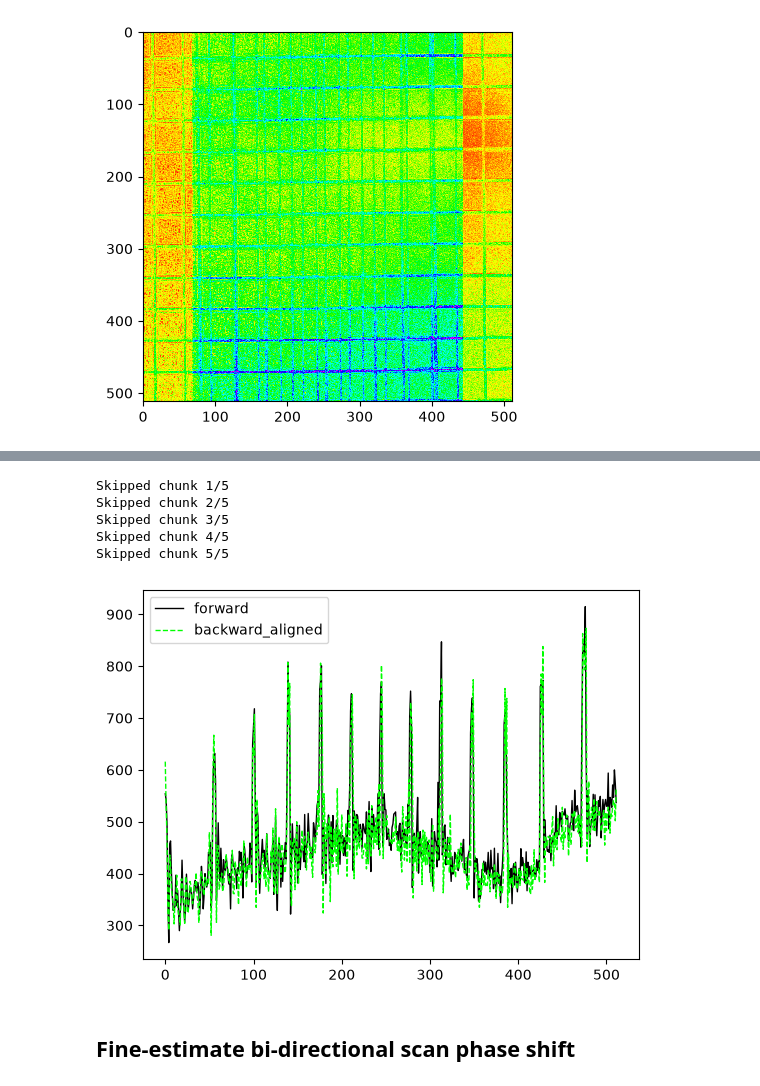
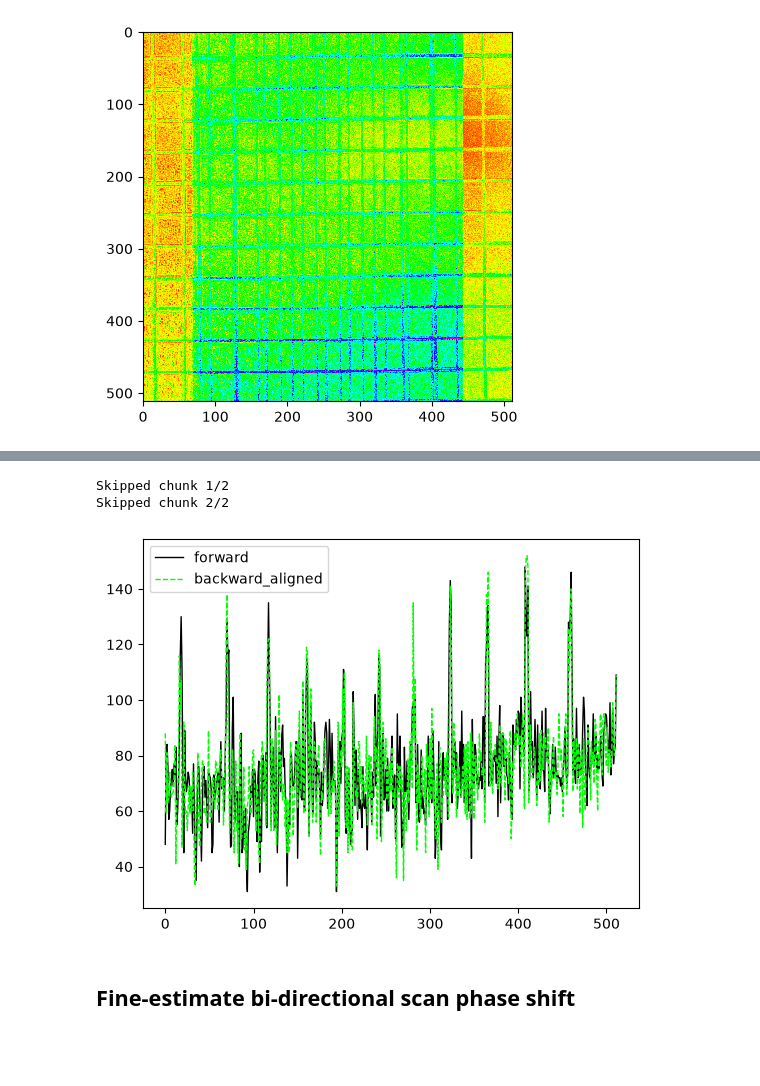
Before and after one commit to panekdal/tttrkit, a Jupyter notebook: examples/src/examples/marker_alignment.ipynb, the cells around one changed output, grey strips where cells are left out. Cells and saved outputs as stored; diff of their text form; code cells hidden in the pictures; blank space fills up the shorter version.

Commit message:
Fixing marker_alignment_widget

```diff
--- a/examples/src/examples/marker_alignment.ipynb
+++ b/examples/src/examples/marker_alignment.ipynb
@@ -121,39 +121,36 @@ Coarse shift [μs]: 197.042
 # %%
 from tttrkit.ptuio.utils import _read_probe_chunk
 from tttrkit.ptuio.reconstructor import SegmentReconstructor
 
-chunks_to_skip = 5
+chunks_to_skip = 2
 
 cfg_prealigned = copy.deepcopy(cfg_adjusted)
-cfg_prealigned.line_start_marker_delay -= prealign_result.time_shift.values / 3
-cfg_prealigned.line_stop_marker_delay -= prealign_result.time_shift.values *2 /3
+# cfg_prealigned.line_start_marker_delay -= prealign_result.time_shift.values / 3
+cfg_prealigned.line_stop_marker_delay -= prealign_result.time_shift.values
 
 reader.reset()
 corrected_chunk, parity = _read_probe_chunk(
-    reader, cfg_prealigned, wrap, 500_000, chunks_to_skip, True
+    reader, cfg_prealigned, wrap, 100_000, chunks_to_skip, True
 )
 
 seg_recon = SegmentReconstructor(cfg_prealigned,laser_sync_rate=repetition_rate)
 
 ds_aligned = seg_recon.reconstruct(corrected_chunk)
 forward_aligned = ds_aligned.photon_count.values[0::2].sum(axis=0)
 backward_aligned = ds_aligned.photon_count.values[1::2].sum(axis=0)
 
 
 _,ax = plt.subplots()
 
 ax.plot(forward_aligned,label = 'forward',color = 'black',lw=1)
 ax.plot(backward_aligned,label='backward_aligned', color = 'lime', ls = '--',lw=1)
 ax.legend()
 
 plt.show()
 # %% [output]
-Skipped chunk 1/5
-Skipped chunk 2/5
-Skipped chunk 3/5
-Skipped chunk 4/5
-Skipped chunk 5/5
+Skipped chunk 1/2
+Skipped chunk 2/2
-[figure, old version]
+[figure, new version]
 # %% [markdown]
 ## Fine-estimate bi-directional scan phase shift
 # %%
```
Also changed, not shown: parts of 1 cell of this notebook, 2 other files.
